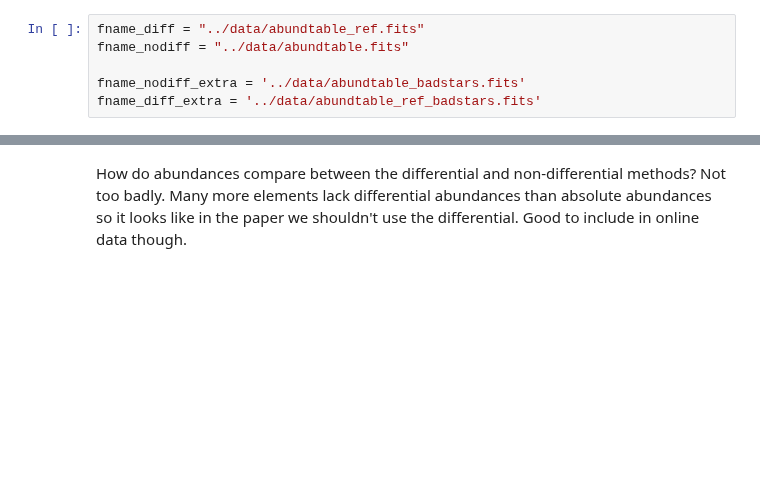
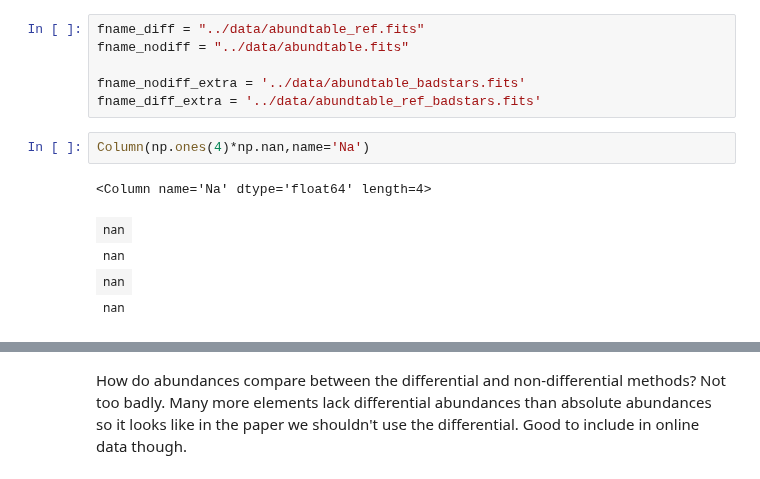
Before and after one commit to benjaminpope/smearcampaign, a Jupyter notebook: notebooks/read_catalogues.ipynb, the cells around one changed output, grey strips where cells are left out. Cells and saved outputs as stored; diff of their text form; blank space fills up the shorter version.

```diff
--- a/notebooks/read_catalogues.ipynb
+++ b/notebooks/read_catalogues.ipynb
@@ -35,6 +36,14 @@ fname_nodiff = "../data/abundtable.fits"
 
 fname_nodiff_extra = '../data/abundtable_badstars.fits'
 fname_diff_extra = '../data/abundtable_ref_badstars.fits'
+# %%
+Column(np.ones(4)*np.nan,name='Na')
+# %% [output]
+<Column name='Na' dtype='float64' length=4>
+| nan |
+| nan |
+| nan |
+| nan |
 # %%
 diff = Table.read(fname_diff)
 diff.rename_column('Star','Object')
```
Also changed, not shown: parts of 14 cells of this notebook, 43 other files.
